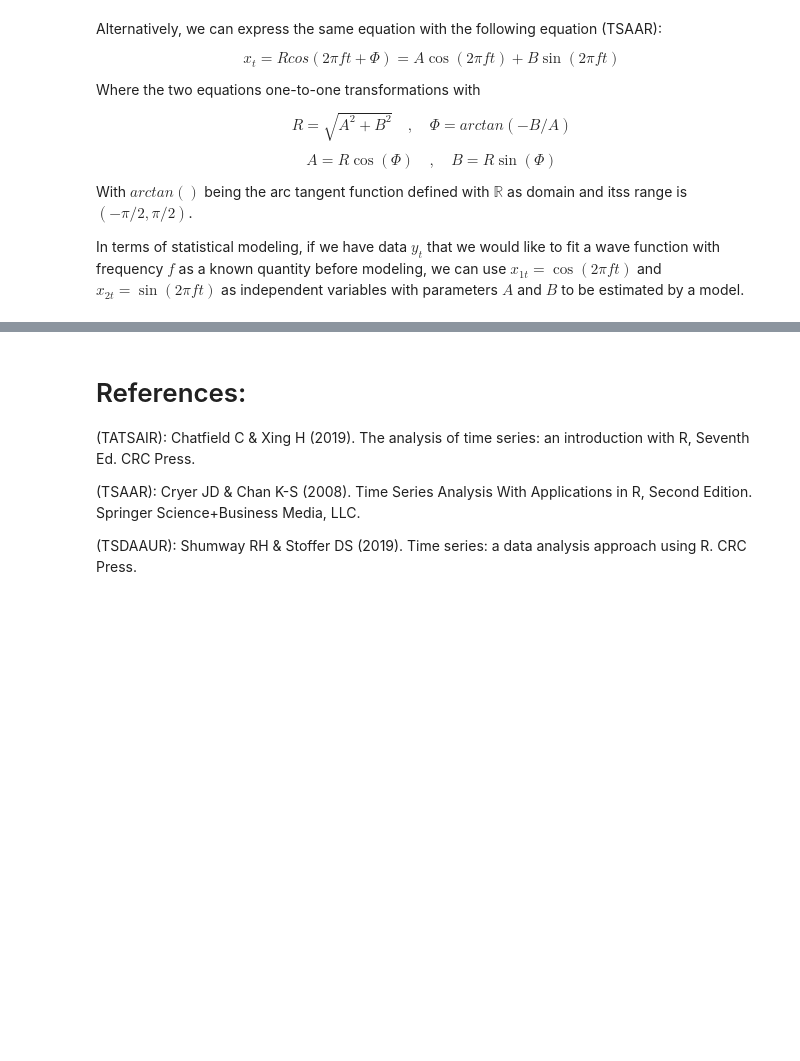
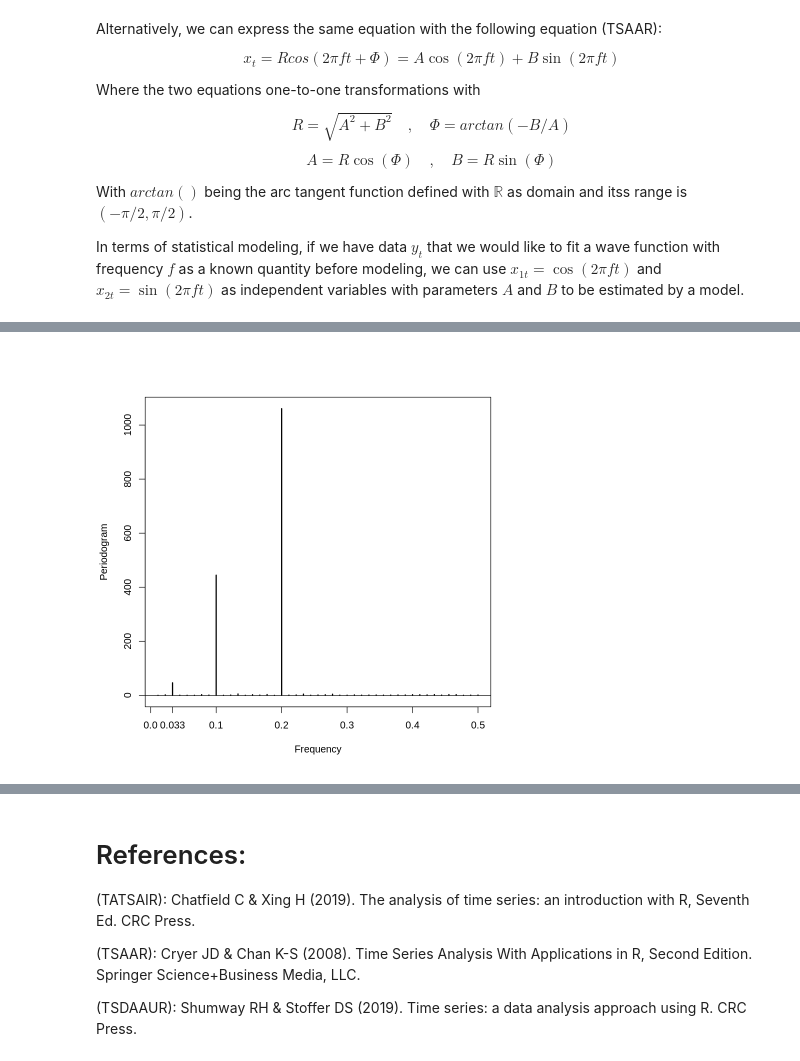
Before and after one commit to pacayton/Stat_268_Advanced_Time_Series_Analysis, a Jupyter notebook: Stat_268_Week_3_4_Freq_Domain_Spectral_Analysis.ipynb, the cells around one changed output, grey strips where cells are left out. Drawn from its saved outputs; the diff is of its cells as text; code cells hidden in the pictures; blank space fills up the shorter version.

```diff
--- a/Stat_268_Week_3_4_Freq_Domain_Spectral_Analysis.ipynb
+++ b/Stat_268_Week_3_4_Freq_Domain_Spectral_Analysis.ipynb
@@ -181,0 +243,13 @@ By the reexpression of the wave function into a pair of sin and cos functions fo
+# %%
+## Using the output from the TATSAIR Example
+
+## generate the periodogram
+periodogram(x)
+
+## add a x-axis line
+abline(h = 0)
+
+## add an axis labels for 1/30
+axis(1, at = 0.033)
+# %% [output]
+[figure, added]
```
Also changed, not shown: parts of 14 cells of this notebook.
